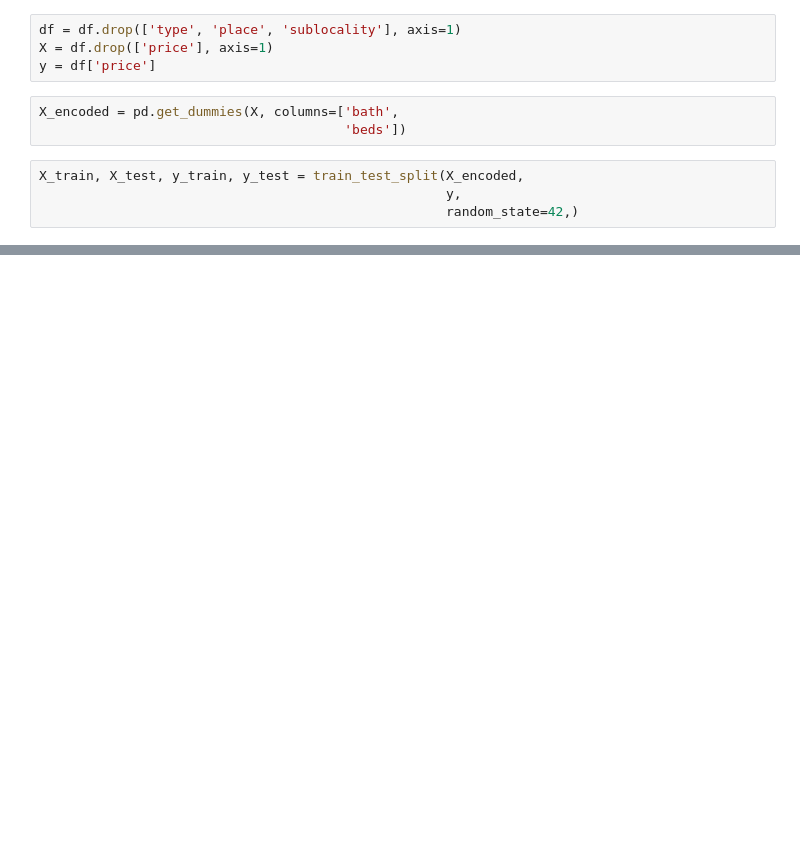
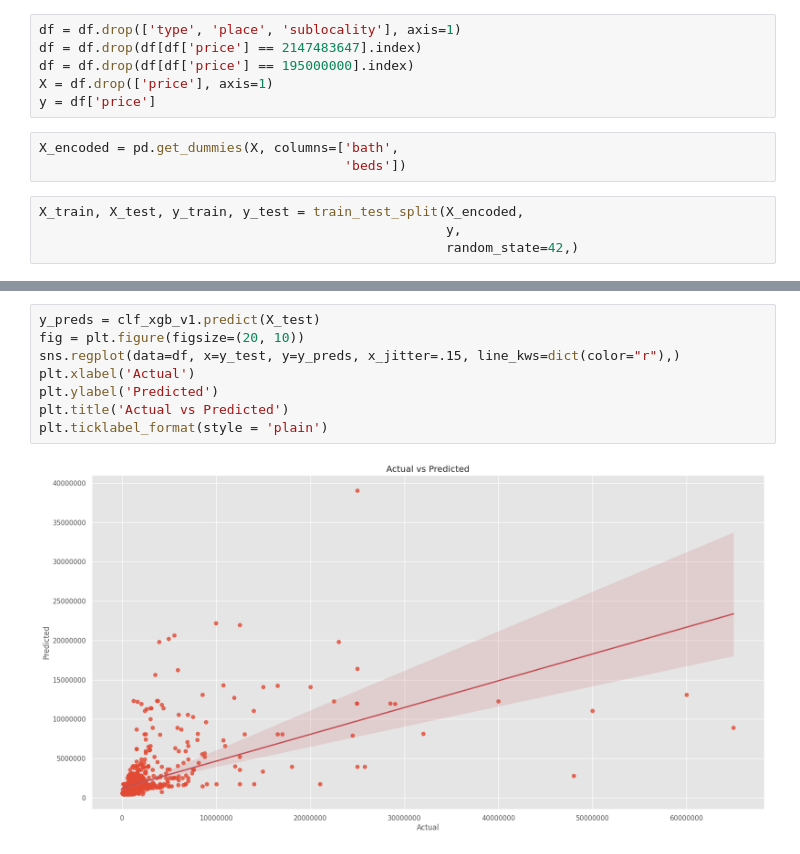
Before and after one commit to DWilson29/Kaggle-Work, a Jupyter notebook: ny-house-data-ml.ipynb, the cells around one changed output, grey strips where cells are left out. Saved outputs shown, nothing was run; the diff lists cells and outputs as text; blank space fills up the shorter version.

Commit message:
Kaggle Notebook | NY House Data ML | Version 6

```diff
--- a/ny-house-data-ml.ipynb
+++ b/ny-house-data-ml.ipynb
@@ -68,6 +68,8 @@ plt.show()
 [figure]
 # %%
 df = df.drop(['type', 'place', 'sublocality'], axis=1)
+df = df.drop(df[df['price'] == 2147483647].index)
+df = df.drop(df[df['price'] == 195000000].index)
 X = df.drop(['price'], axis=1)
 y = df['price']
 # %%
@@ -117,3 +119,13 @@ XGBRegressor(base_score=None, booster=None, callbacks=None,
              min_child_weight=None, missing=nan, monotone_constraints=None,
              multi_strategy=None, n_estimators=None, n_jobs=None,
              num_parallel_tree=None, random_state=None, ...)
+# %%
+y_preds = clf_xgb_v1.predict(X_test)
+fig = plt.figure(figsize=(20, 10))
+sns.regplot(data=df, x=y_test, y=y_preds, x_jitter=.15, line_kws=dict(color="r"),)
+plt.xlabel('Actual')
+plt.ylabel('Predicted')
+plt.title('Actual vs Predicted')
+plt.ticklabel_format(style = 'plain')
+# %% [output]
+[figure, added]
```
Also changed, not shown: parts of 1 cell of this notebook.
